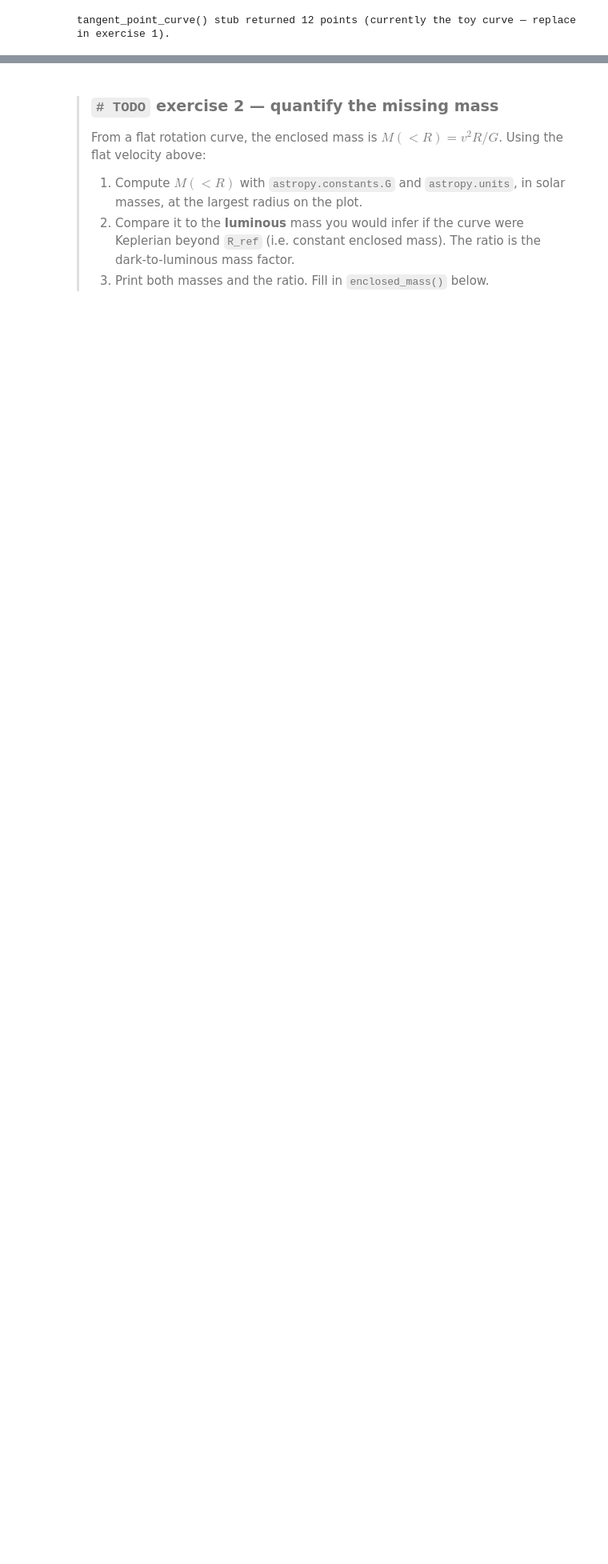
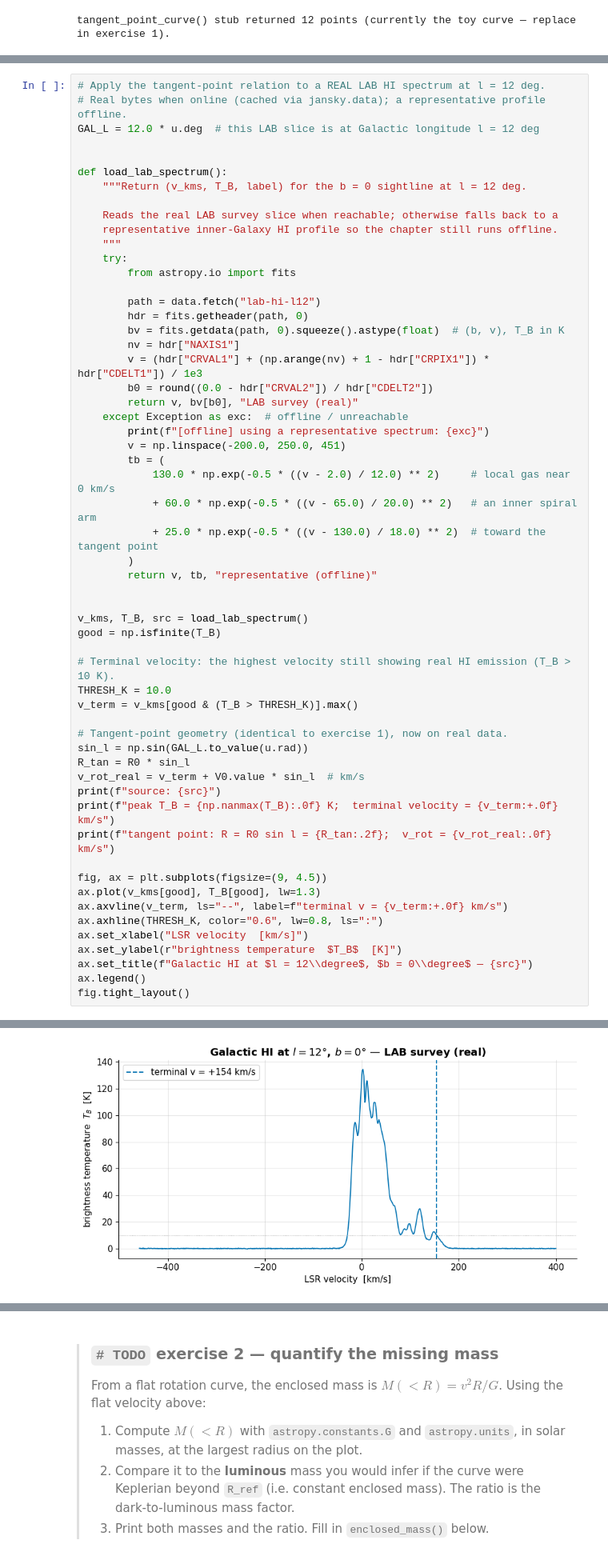
Before and after one commit to joebarbere/jansky, a Jupyter notebook: notebooks/11_hi_rotation_curve.ipynb, the cells around one changed output, grey strips where cells are left out. Shown at 80% size. Cells and saved outputs as stored; diff of their text form; blank space fills up the shorter version.

```diff
--- a/notebooks/11_hi_rotation_curve.ipynb
+++ b/notebooks/11_hi_rotation_curve.ipynb
@@ -491,0 +503,58 @@ Terminal-velocity picking is also sensitive to the noise threshold and to non-ci
+# %%
+# Apply the tangent-point relation to a REAL LAB HI spectrum at l = 12 deg.
+# Real bytes when online (cached via jansky.data); a representative profile offline.
+GAL_L = 12.0 * u.deg  # this LAB slice is at Galactic longitude l = 12 deg
+
+
+def load_lab_spectrum():
+    """Return (v_kms, T_B, label) for the b = 0 sightline at l = 12 deg.
+
+    Reads the real LAB survey slice when reachable; otherwise falls back to a
+    representative inner-Galaxy HI profile so the chapter still runs offline.
+    """
+    try:
+        from astropy.io import fits
+
+        path = data.fetch("lab-hi-l12")
+        hdr = fits.getheader(path, 0)
+        bv = fits.getdata(path, 0).squeeze().astype(float)  # (b, v), T_B in K
+        nv = hdr["NAXIS1"]
+        v = (hdr["CRVAL1"] + (np.arange(nv) + 1 - hdr["CRPIX1"]) * hdr["CDELT1"]) / 1e3
+        b0 = round((0.0 - hdr["CRVAL2"]) / hdr["CDELT2"])
+        return v, bv[b0], "LAB survey (real)"
+    except Exception as exc:  # offline / unreachable
+        print(f"[offline] using a representative spectrum: {exc}")
+        v = np.linspace(-200.0, 250.0, 451)
+        tb = (
+            130.0 * np.exp(-0.5 * ((v - 2.0) / 12.0) ** 2)     # local gas near 0 km/s
+            + 60.0 * np.exp(-0.5 * ((v - 65.0) / 20.0) ** 2)   # an inner spiral arm
+            + 25.0 * np.exp(-0.5 * ((v - 130.0) / 18.0) ** 2)  # toward the tangent point
+        )
+        return v, tb, "representative (offline)"
+
+
+v_kms, T_B, src = load_lab_spectrum()
+good = np.isfinite(T_B)
+
+# Terminal velocity: the highest velocity still showing real HI emission (T_B > 10 K).
+THRESH_K = 10.0
+v_term = v_kms[good & (T_B > THRESH_K)].max()
+
+# Tangent-point geometry (identical to exercise 1), now on real data.
+sin_l = np.sin(GAL_L.to_value(u.rad))
+R_tan = R0 * sin_l
+v_rot_real = v_term + V0.value * sin_l  # km/s
+print(f"source: {src}")
+print(f"peak T_B = {np.nanmax(T_B):.0f} K;  terminal velocity = {v_term:+.0f} km/s")
+print(f"tangent point: R = R0 sin l = {R_tan:.2f};  v_rot = {v_rot_real:.0f} km/s")
+
+fig, ax = plt.subplots(figsize=(9, 4.5))
+ax.plot(v_kms[good], T_B[good], lw=1.3)
+ax.axvline(v_term, ls="--", label=f"terminal v = {v_term:+.0f} km/s")
+ax.axhline(THRESH_K, color="0.6", lw=0.8, ls=":")
+ax.set_xlabel("LSR velocity  [km/s]")
+ax.set_ylabel(r"brightness temperature  $T_B$  [K]")
+ax.set_title(f"Galactic HI at $l = 12\\degree$, $b = 0\\degree$ — {src}")
+ax.legend()
+fig.tight_layout()
+# %% [output]
@@ -491,0 +564 @@ Terminal-velocity picking is also sensitive to the noise threshold and to non-ci
+[figure, added]
```
Also changed, not shown: parts of 6 cells of this notebook, 2 other files.
